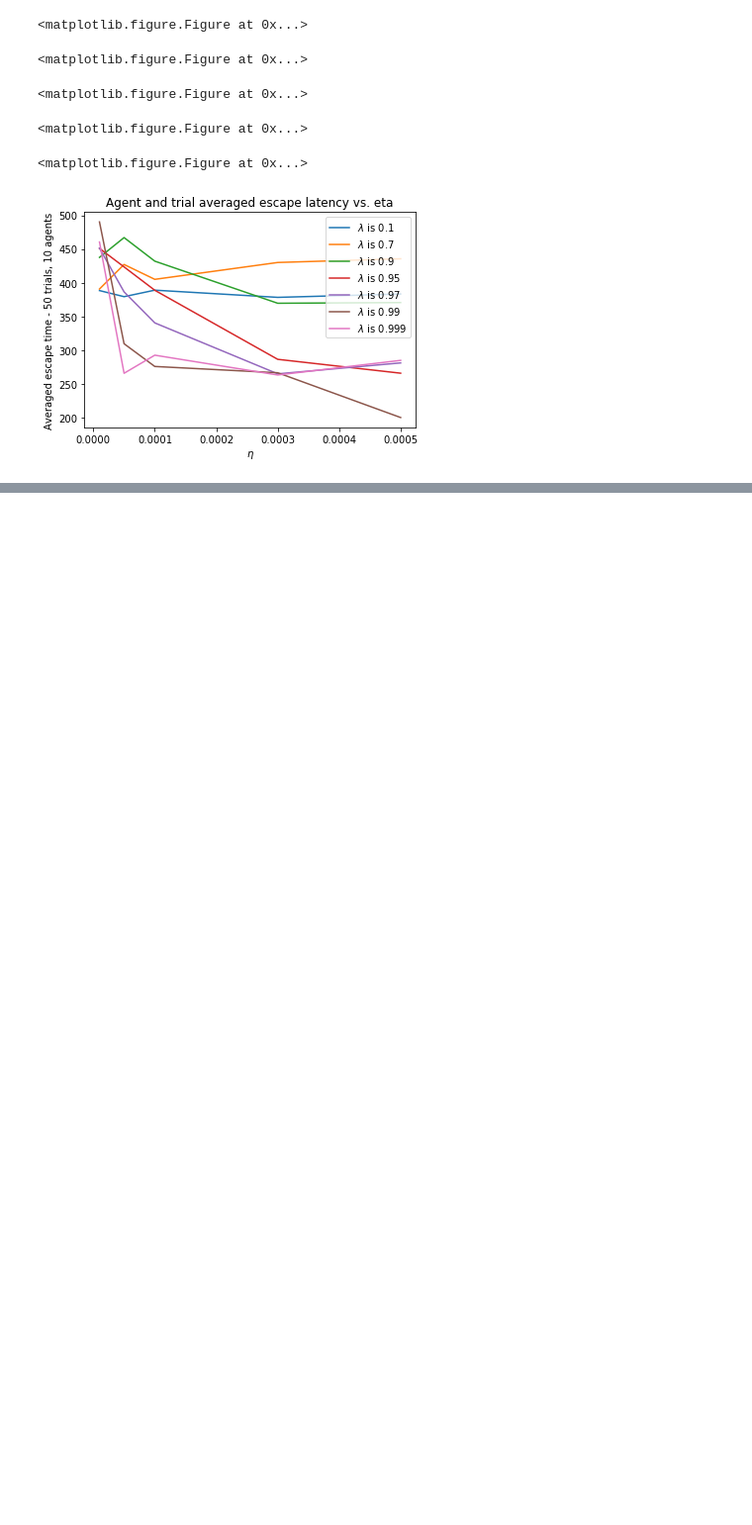
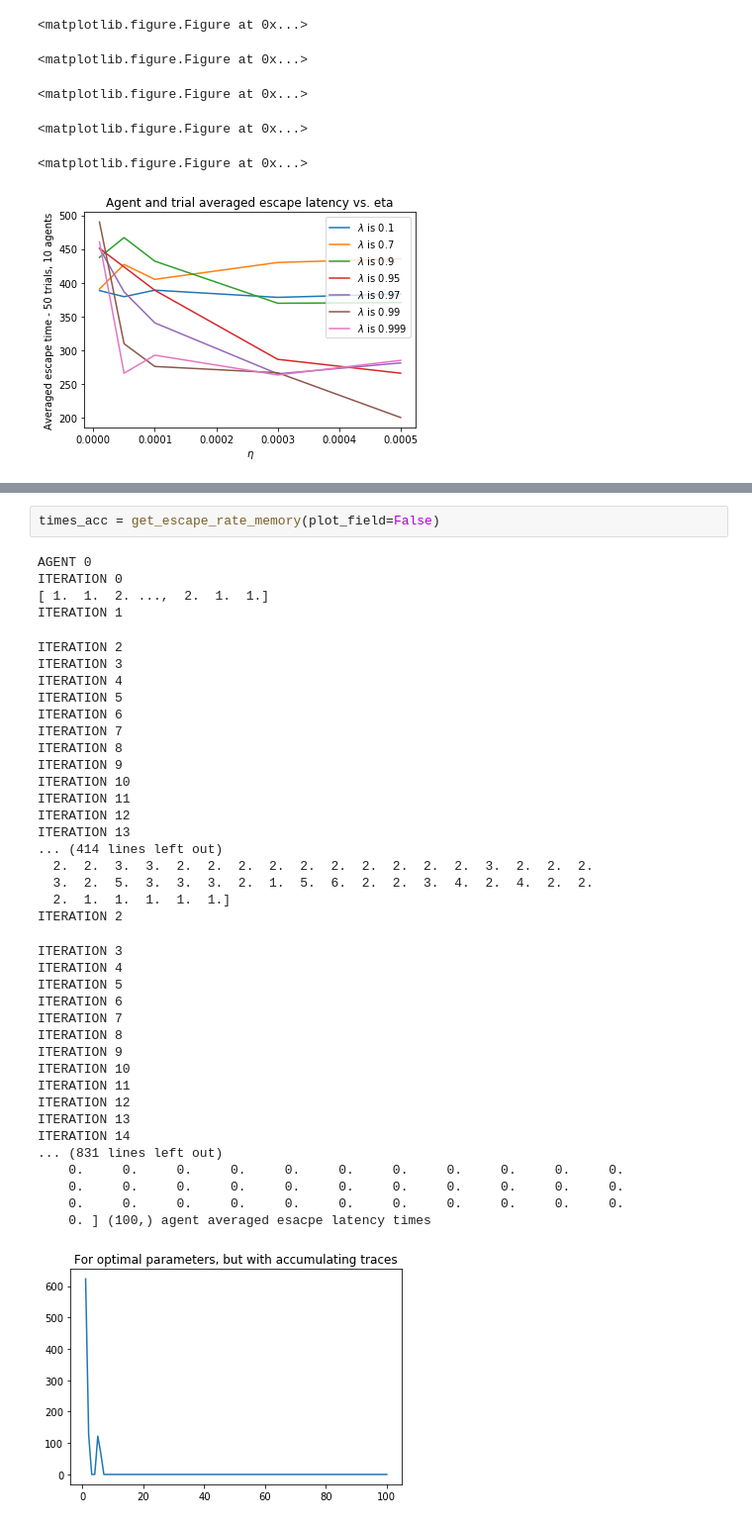
Before and after one commit to sergeivolodin/MountainCarRL, a Jupyter notebook: arvin/main.ipynb, the cells around one changed output, grey strips where cells are left out. Shown at 99% size. Cells and saved outputs as stored; diff of their text form; blank space fills up the shorter version.

```diff
--- a/arvin/main.ipynb
+++ b/arvin/main.ipynb
@@ -598,0 +856,42 @@ t = 199.0
+# %%
+times_acc = get_escape_rate_memory(plot_field=False)
+# %% [output]
+AGENT 0
+ITERATION 0
+[ 1.  1.  2. ...,  2.  1.  1.]
+ITERATION 1
+ITERATION 2
+ITERATION 3
+ITERATION 4
+ITERATION 5
+ITERATION 6
+ITERATION 7
+ITERATION 8
+ITERATION 9
+ITERATION 10
+ITERATION 11
+ITERATION 12
+ITERATION 13
+... (414 lines left out)
+  2.  2.  3.  3.  2.  2.  2.  2.  2.  2.  2.  2.  2.  2.  3.  2.  2.  2.
+  3.  2.  5.  3.  3.  3.  2.  1.  5.  6.  2.  2.  3.  4.  2.  4.  2.  2.
+  2.  1.  1.  1.  1.  1.]
+ITERATION 2
+ITERATION 3
+ITERATION 4
+ITERATION 5
+ITERATION 6
+ITERATION 7
+ITERATION 8
+ITERATION 9
+ITERATION 10
+ITERATION 11
+ITERATION 12
+ITERATION 13
+ITERATION 14
+... (831 lines left out)
+    0.     0.     0.     0.     0.     0.     0.     0.     0.     0.     0.
+    0.     0.     0.     0.     0.     0.     0.     0.     0.     0.     0.
+    0.     0.     0.     0.     0.     0.     0.     0.     0.     0.     0.
+    0. ] (100,) agent averaged esacpe latency times
+[figure, added]
```
Also changed, not shown: parts of 38 cells of this notebook.
